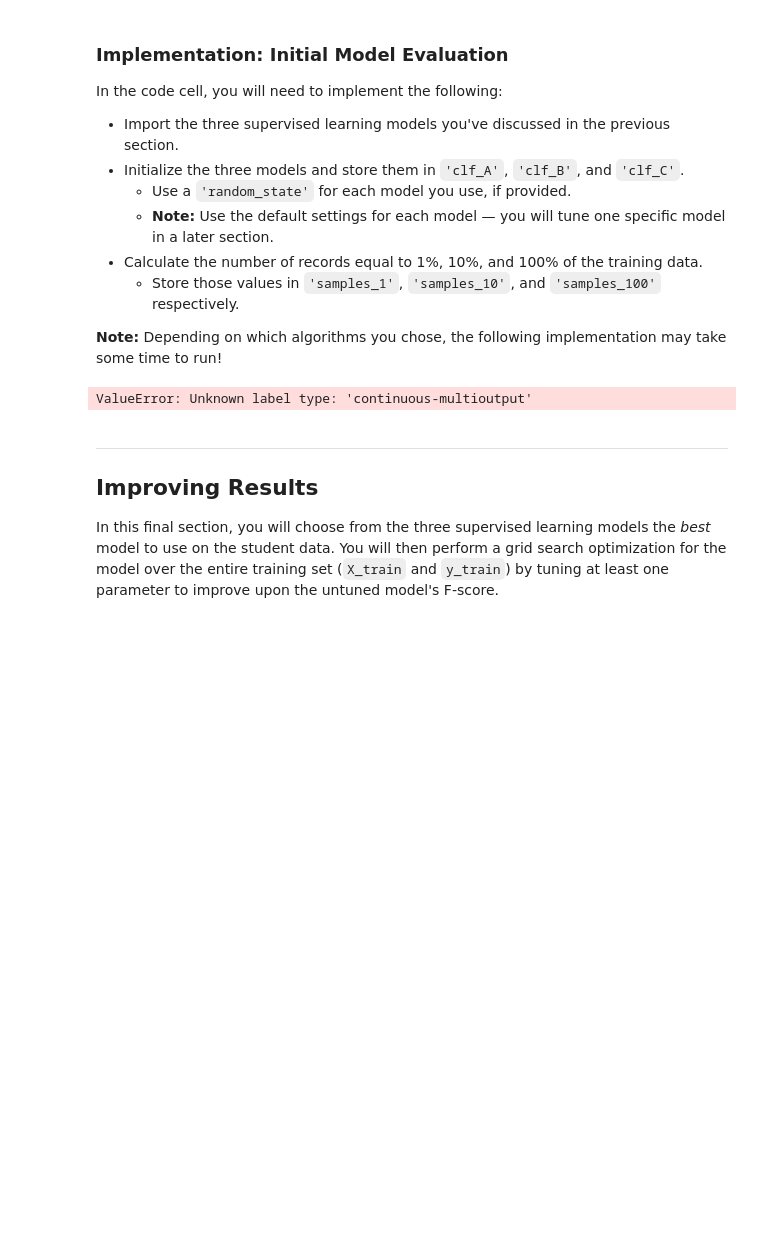
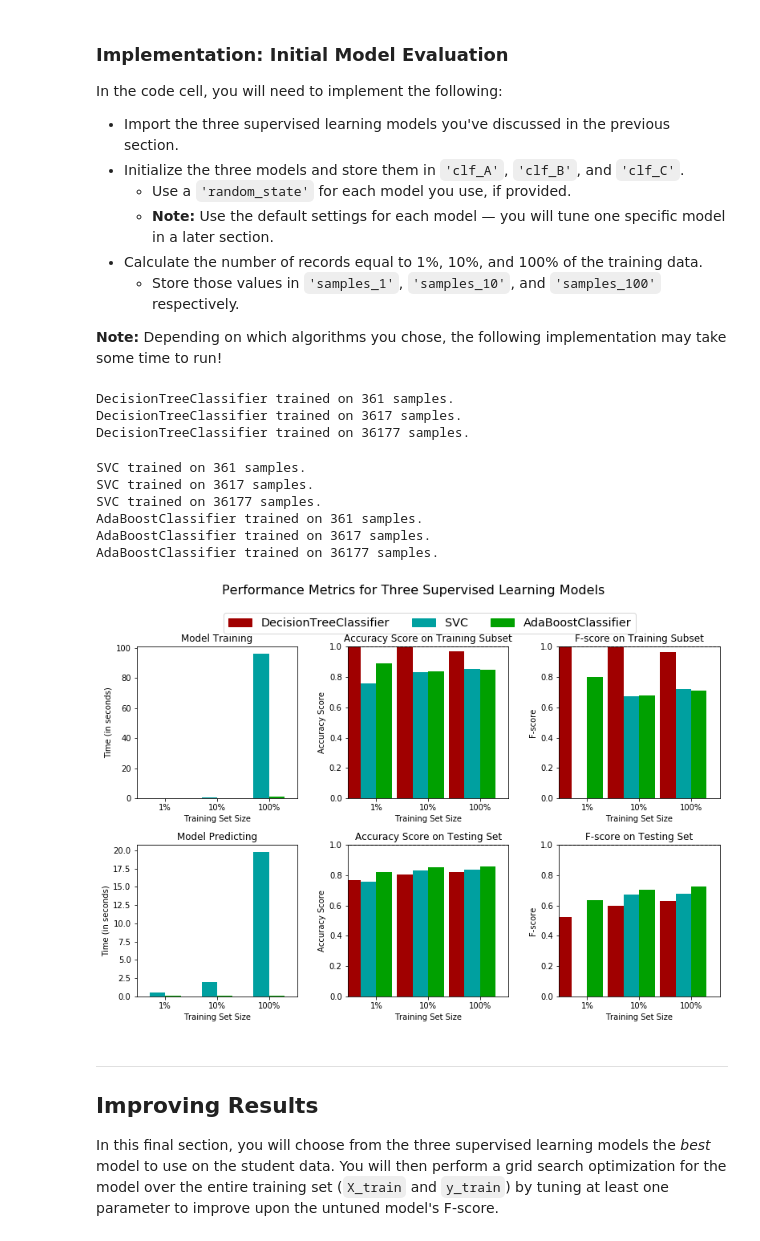
Before and after one commit to ismith1024/Udacity-Supervised-Learning-Project, a Jupyter notebook: finding_donors.ipynb, the cells around one changed output. Saved outputs shown, nothing was run; the diff lists cells and outputs as text; code cells hidden in the pictures; blank space fills up the shorter version.

```diff
--- a/finding_donors.ipynb
+++ b/finding_donors.ipynb
@@ -183,7 +183,9 @@ Additionally, as with the non-numeric features, we need to convert the non-numer
 features_final = pd.get_dummies(features_log_minmax_transform)
 
 # Encode the 'income_raw' data to numerical values
-income = pd.get_dummies(features_log_minmax_transform, drop_first=True)
+# ref https://stackoverflow.com/questions/29960733/how-to-convert-true-false-values-in-dataframe-as-1-for-true-and-0-for-false
+income = (income_raw == ">50K").astype(int)
+
 
 # Print the number of features after one-hot encoding
 encoded = list(features_final.columns)
@@ -429,7 +431,7 @@ def train_predict(learner, sample_size, X_train, y_train, X_test, y_test):
     # Fit the learner to the training data using slicing with 'sample_size' using
         # .fit(training_features[:], training_labels[:])
     start = time() # Get start time
-    learner.fit(X_train[:-1], y_train[:-1])
+    learner = learner.fit(X_train[:sample_size], y_train[:sample_size])
     end = time() # Get end time
 
     # Calculate the training time
@@ -438,8 +440,8 @@ def train_predict(learner, sample_size, X_train, y_train, X_test, y_test):
     # Get the predictions on the test set(X_test),
     #       then get predictions on the first 300 training samples(X_train) using .predict()
     start = time() # Get start time
-    predictions_test = learner.predict(X_test.data[-1:])
-    predictions_train = learner.predict(X_train.data[:300])
+    predictions_test = learner.predict(X_test)
+    predictions_train = learner.predict(X_train[:300])
     end = time() # Get end time
 
     # Calculate the total prediction time
@@ -476,36 +478,51 @@ In the code cell, you will need to implement the following:
 # %%
 # Import the three supervised learning models from sklearn
 from sklearn.tree import DecisionTreeClassifier
 from sklearn.svm import SVC
 from sklearn.ensemble import AdaBoostClassifier
 
+# fix for 'ValueError: Unknown label type: 'continuous-multioutput''
+# ref : https://www.kaggle.com/pratsiuk/valueerror-unknown-label-type-continuous
+#from sklearn import preprocessing
+#lab_enc = preprocessing.LabelEncoder()
+#y_train_enc = lab_enc.fit_transform(y_train)
+
 # Initialize the three models
-clf_A = DecisionTreeClassifier(max_depth = 7, min_samples_leaf = 10)
-clf_B = SVC(kernel='poly', degree=4, C=0.1)
-clf_C = AdaBoostClassifier(base_estimator = DecisionTreeClassifier(max_depth=2), n_estimators = 4)
+clf_A = DecisionTreeClassifier()#max_depth = 7, min_samples_leaf = 10)
+clf_B = SVC()#kernel='poly', degree=4, C=0.1)
+clf_C = AdaBoostClassifier()#base_estimator = DecisionTreeClassifier(max_depth=2), n_estimators = 4)
 #the above are the hyperparameters from the demo in the notes
 
 # Calculate the number of samples for 1%, 10%, and 100% of the training data
 # HINT: samples_100 is the entire training set i.e. len(y_train)
 # HINT: samples_10 is 10% of samples_100 (ensure to set the count of the values to be `int` and not `float`)
 # HINT: samples_1 is 1% of samples_100 (ensure to set the count of the values to be `int` and not `float`)
 samples_100 = len(y_train)
-samples_10 = (int) (len(y_train) / 10)
-samples_1 = (int) (len(y_train) / 100)
+samples_10 = int((len(y_train) / 10))
+samples_1 = int((len(y_train) / 100))
 
 # Collect results on the learners
 results = {}
 for clf in [clf_A, clf_B, clf_C]:
     clf_name = clf.__class__.__name__
     results[clf_name] = {}
     for i, samples in enumerate([samples_1, samples_10, samples_100]):
         results[clf_name][i] = \
         train_predict(clf, samples, X_train, y_train, X_test, y_test)
 
 # Run metrics visualization for the three supervised learning models chosen
 vs.evaluate(results, accuracy, fscore)
 # %% [output]
-ValueError: Unknown label type: 'continuous-multioutput'
+DecisionTreeClassifier trained on 361 samples.
+DecisionTreeClassifier trained on 3617 samples.
+DecisionTreeClassifier trained on 36177 samples.
+SVC trained on 361 samples.
+SVC trained on 3617 samples.
+SVC trained on 36177 samples.
+AdaBoostClassifier trained on 361 samples.
+AdaBoostClassifier trained on 3617 samples.
+AdaBoostClassifier trained on 36177 samples.
+[figure, added]
 # %% [markdown]
 ----
 ## Improving Results
```
